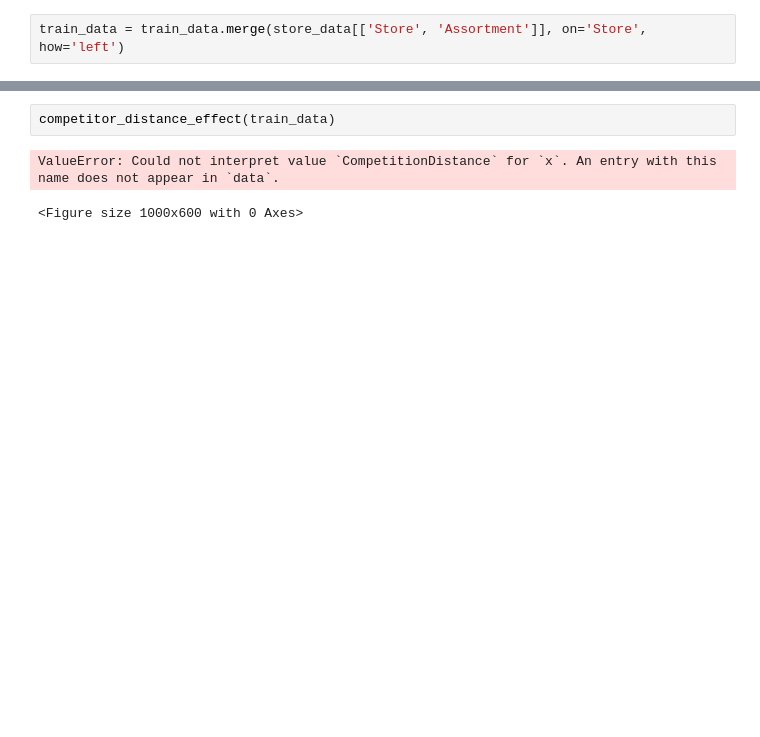
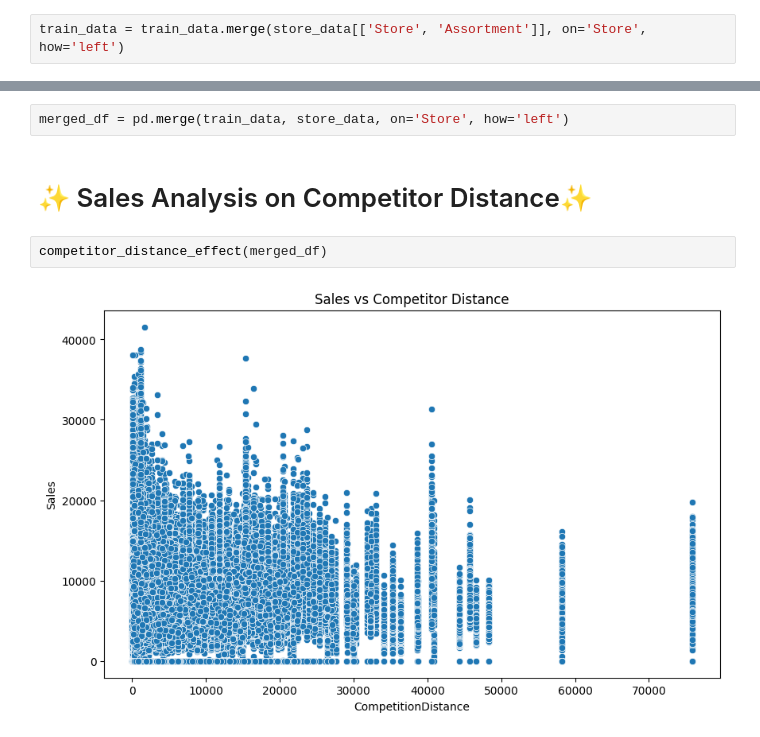
Before and after one commit to Elelanfik/Rossmann-Pharmaceuticals-Sales-Prediction, a Jupyter notebook: notebooks/EDA_Customer_Purchasing_Behavior.ipynb, the cells around one changed output, grey strips where cells are left out. Saved outputs shown, nothing was run; the diff lists cells and outputs as text; blank space fills up the shorter version.

```diff
--- a/notebooks/EDA_Customer_Purchasing_Behavior.ipynb
+++ b/notebooks/EDA_Customer_Purchasing_Behavior.ipynb
@@ -577,6 +597,17 @@ assortment_sales_effect(train_data)
+# %%
+merged_df = pd.merge(train_data, store_data, on='Store', how='left')
+# %% [markdown]
+<style>
+    h1 {
+        color: #ffaa00;
+        text-shadow: 2px 2px 5px #000;
+        font-family: "Comic Sans MS", sans-serif;
+    }
+</style>
+
+<h1>✨ Sales Analysis on Competitor Distance✨</h1>
 # %%
-competitor_distance_effect(train_data)
+competitor_distance_effect(merged_df)
 # %% [output]
-ValueError: Could not interpret value `CompetitionDistance` for `x`. An entry with this name does not appear in `data`.
-<Figure size 1000x600 with 0 Axes>
+[figure, added]
 # %%
```
Also changed, not shown: parts of 8 cells of this notebook, 2 other files.
